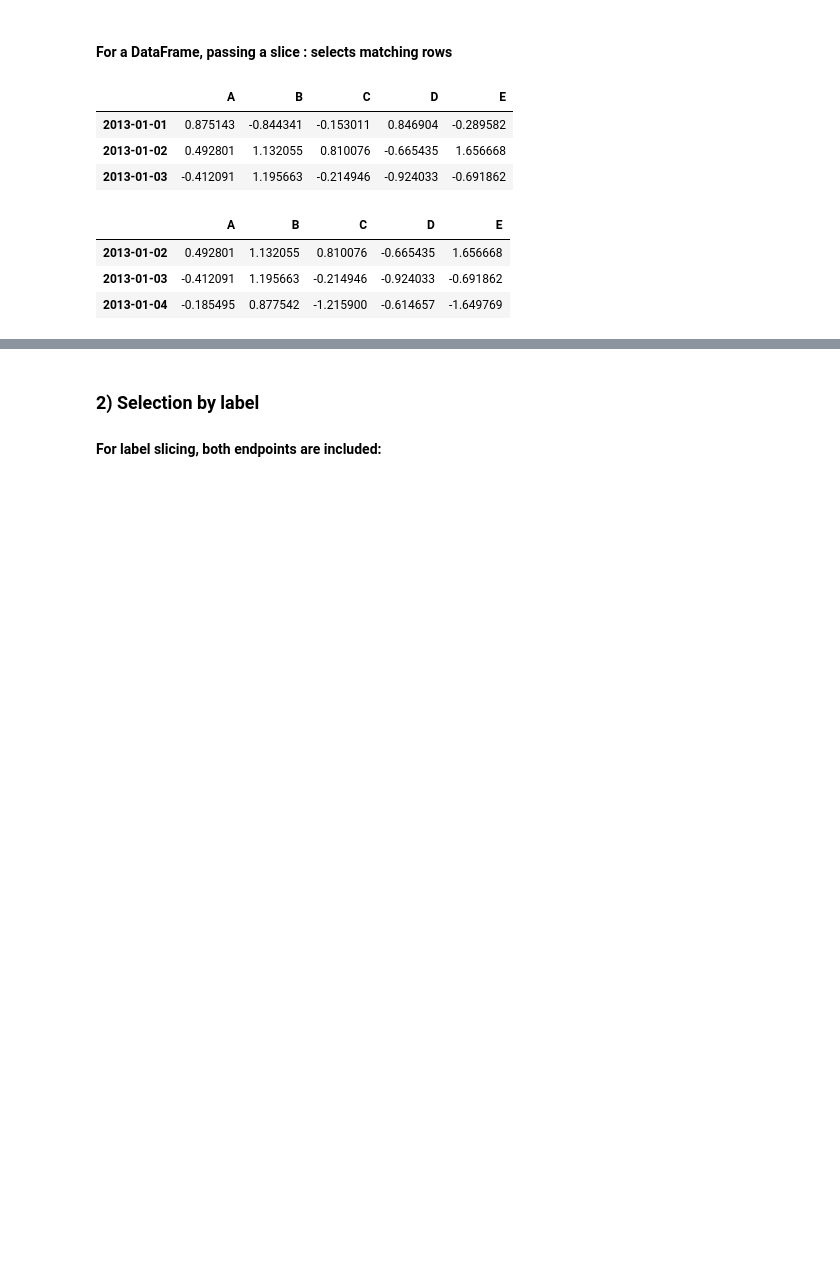
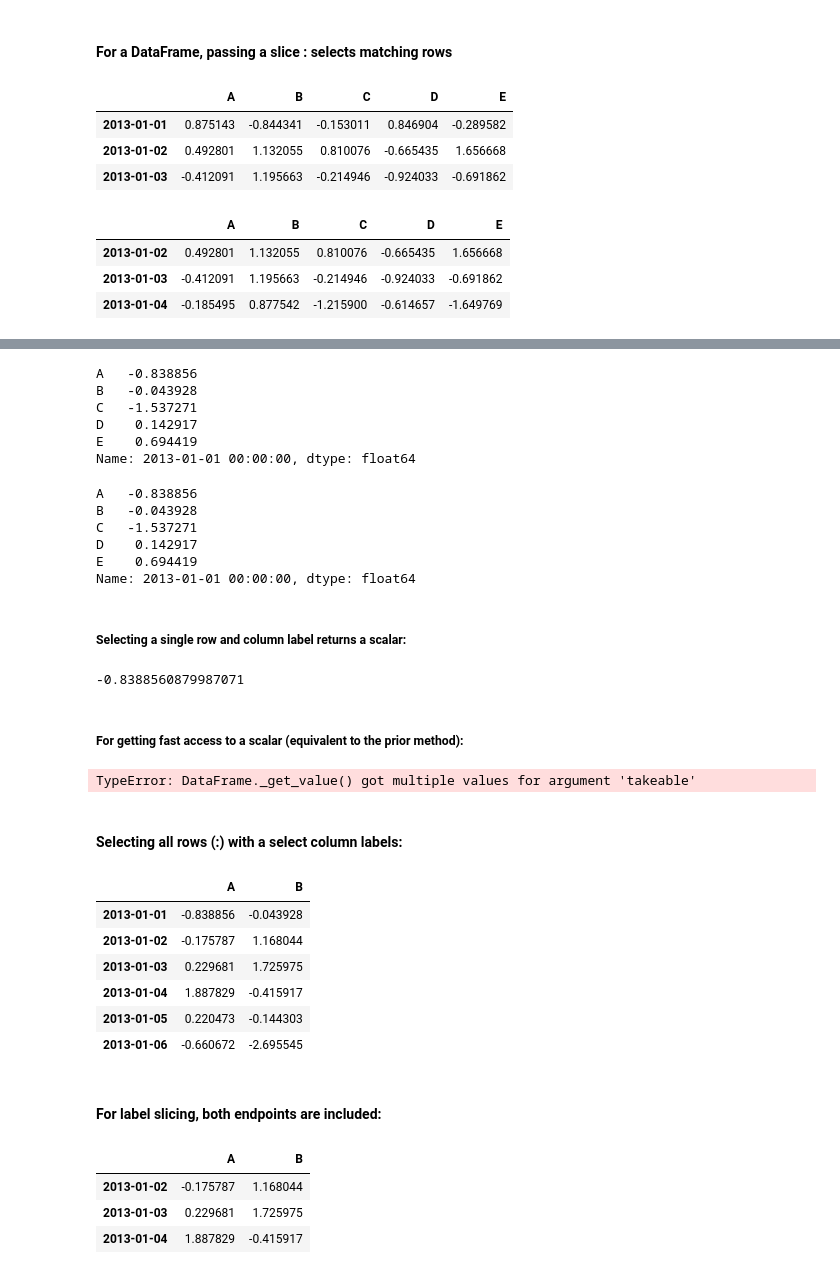
Before and after one commit to Zeeshan138063/data_science_practice, a Jupyter notebook: pandas.ipynb, the cells around one changed output, grey strips where cells are left out. Saved outputs shown, nothing was run; the diff lists cells and outputs as text; code cells hidden in the pictures; blank space fills up the shorter version.

```diff
--- a/pandas.ipynb
+++ b/pandas.ipynb
@@ -227,3 +251,52 @@ df["20130102":"20130104"]
+# %%
+df.loc[dates[0]]
+# %% [output]
+A   -0.838856
+B   -0.043928
+C   -1.537271
+D    0.142917
+E    0.694419
+Name: 2013-01-01 00:00:00, dtype: float64
+# %%
+# we can iterate in descending order too.
+df.loc[dates[-6]]
+# %% [output]
+A   -0.838856
+B   -0.043928
+C   -1.537271
+D    0.142917
+E    0.694419
+Name: 2013-01-01 00:00:00, dtype: float64
+# %% [markdown]
+##### Selecting a single row and column label returns a scalar:
+# %%
+df.loc[dates[0],"A"]
+# %% [output]
+-0.8388560879987071
+# %% [markdown]
+##### For getting fast access to a scalar (equivalent to the prior method):
+# %%
+df.at[dates[0],"A]
+# %% [output]
+TypeError: DataFrame._get_value() got multiple values for argument 'takeable'
+# %% [markdown]
+#### Selecting all rows (:) with a select column labels:
+# %%
+df.loc[:,['A','B']]
+# %% [output]
+|  | A | B |
+| 2013-01-01 | -0.838856 | -0.043928 |
+| 2013-01-02 | -0.175787 | 1.168044 |
+| 2013-01-03 | 0.229681 | 1.725975 |
+| 2013-01-04 | 1.887829 | -0.415917 |
+| 2013-01-05 | 0.220473 | -0.144303 |
+| 2013-01-06 | -0.660672 | -2.695545 |
 # %% [markdown]
-### 2) Selection by label
 #### For label slicing, both endpoints are included:
+# %%
+df.loc["20130102":"20130104", ["A","B"]]
+# %% [output]
+|  | A | B |
+| 2013-01-02 | -0.175787 | 1.168044 |
+| 2013-01-03 | 0.229681 | 1.725975 |
+| 2013-01-04 | 1.887829 | -0.415917 |
```
Also changed, not shown: parts of 7 cells of this notebook.
